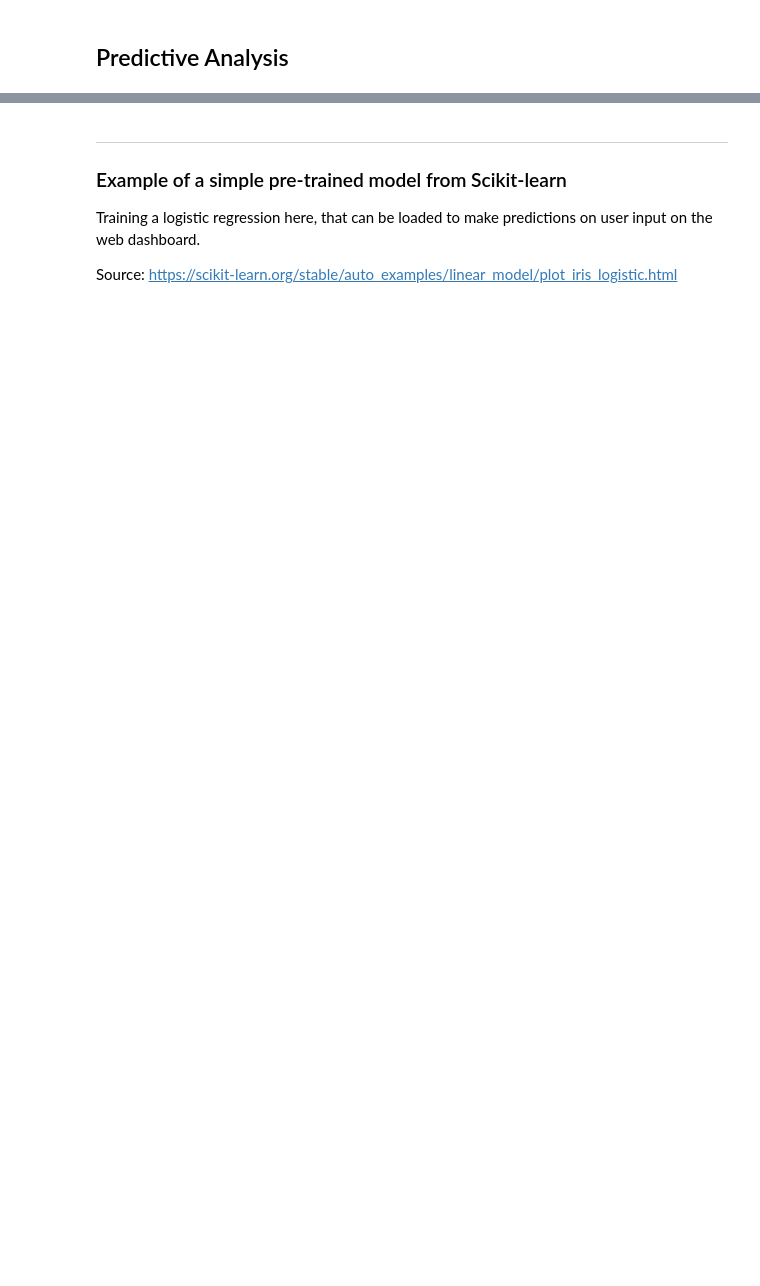
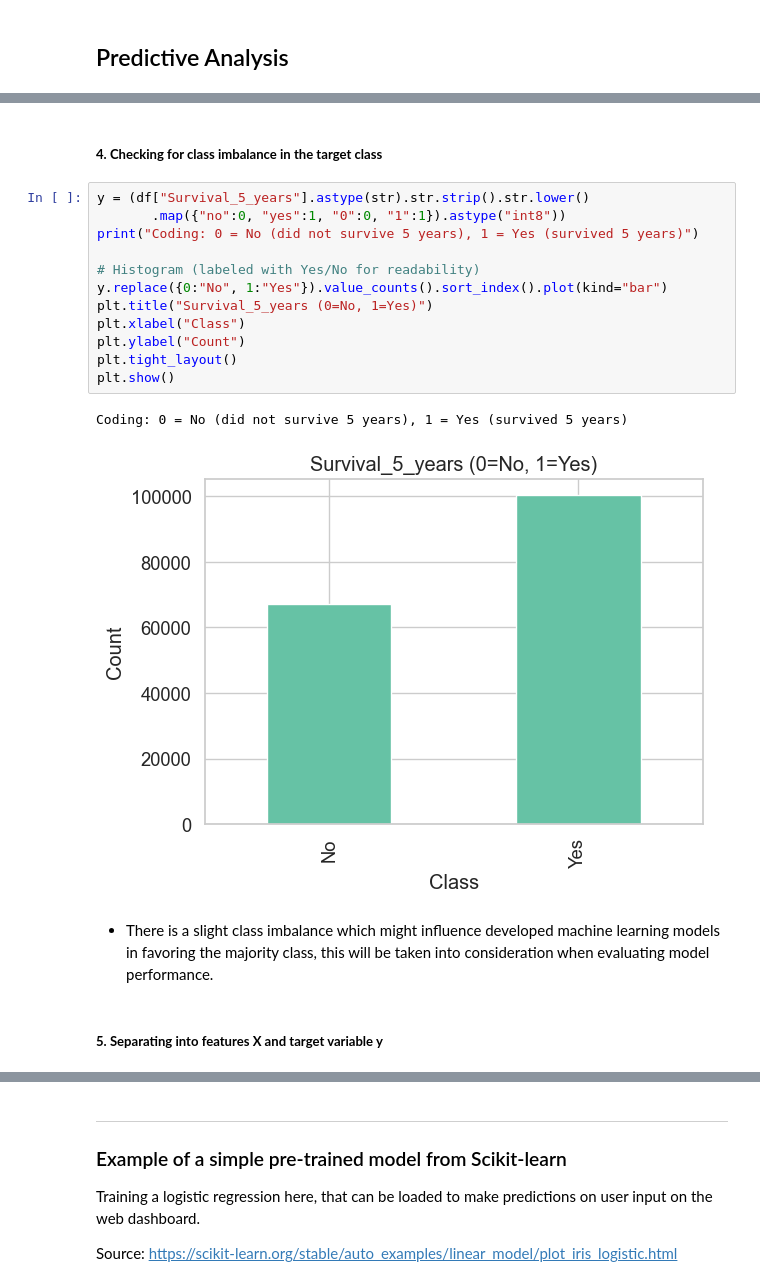
Before and after one commit to samriddhist/PROHI-dashboard-demo, a Jupyter notebook: jupyter-notebooks/data-analysis-pipeline.ipynb, the cells around one changed output, grey strips where cells are left out. Saved outputs shown, nothing was run; the diff lists cells and outputs as text; blank space fills up the shorter version.

```diff
--- a/jupyter-notebooks/data-analysis-pipeline.ipynb
+++ b/jupyter-notebooks/data-analysis-pipeline.ipynb
@@ -912,0 +1391,21 @@ This finding suggests that survival outcomes in colorectal cancer are influenced
+# %% [markdown]
+##### **4. Checking for class imbalance in the target class**
+# %%
+y = (df["Survival_5_years"].astype(str).str.strip().str.lower()
+       .map({"no":0, "yes":1, "0":0, "1":1}).astype("int8"))
+print("Coding: 0 = No (did not survive 5 years), 1 = Yes (survived 5 years)")
+
+# Histogram (labeled with Yes/No for readability)
+y.replace({0:"No", 1:"Yes"}).value_counts().sort_index().plot(kind="bar")
+plt.title("Survival_5_years (0=No, 1=Yes)")
+plt.xlabel("Class")
+plt.ylabel("Count")
+plt.tight_layout()
+plt.show()
+# %% [output]
+Coding: 0 = No (did not survive 5 years), 1 = Yes (survived 5 years)
+[figure, added]
+# %% [markdown]
+- There is a slight class imbalance which might influence developed machine learning models in favoring the majority class, this will be taken into consideration when evaluating model performance.
+# %% [markdown]
+##### **5. Separating into features X and target variable y**
```
Also changed, not shown: parts of 48 cells of this notebook, 2 other files.
